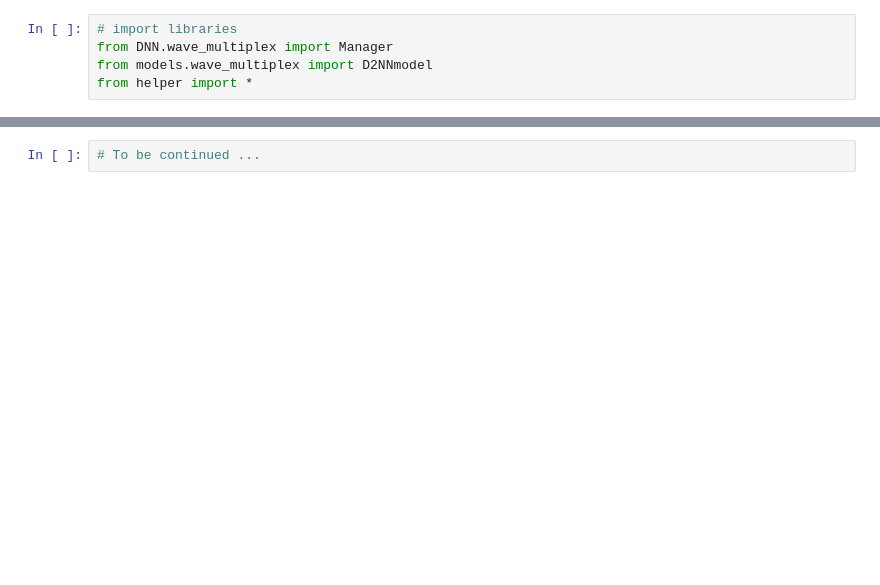
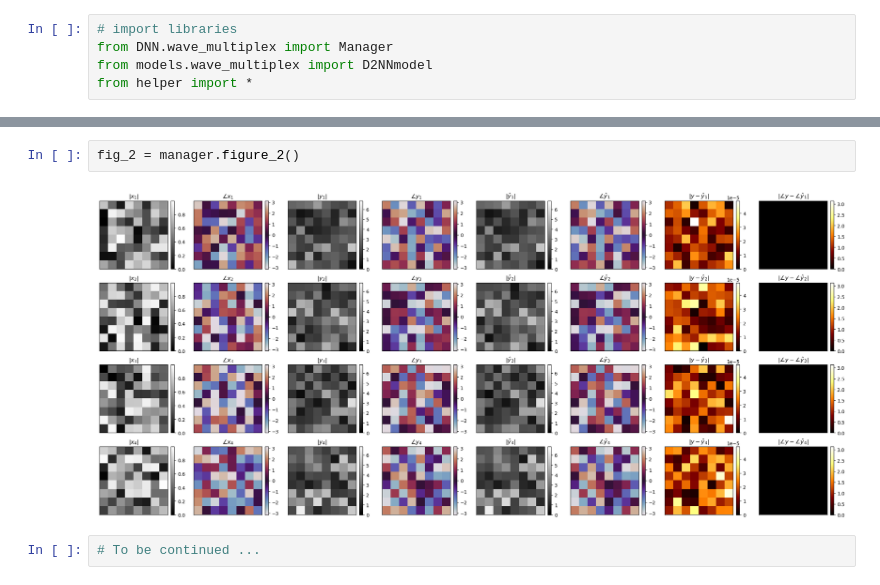
Before and after one commit to kidehowu/WavelengthMultiplexingD2NN, a Jupyter notebook: wavelength_multiplexing.ipynb, the cells around one changed output, grey strips where cells are left out. Drawn from its saved outputs; the diff is of its cells as text; blank space fills up the shorter version.

```diff
--- a/wavelength_multiplexing.ipynb
+++ b/wavelength_multiplexing.ipynb
@@ -70,2 +65,6 @@ fig = manager.visualize_outputs(layers_to_hook, n_neuron, n_padd, n_images=6, y=
+# %%
+fig_2 = manager.figure_2()
+# %% [output]
+[figure, added]
 # %%
 # To be continued ...
```
Also changed, not shown: parts of 13 cells of this notebook, 4 other files.
